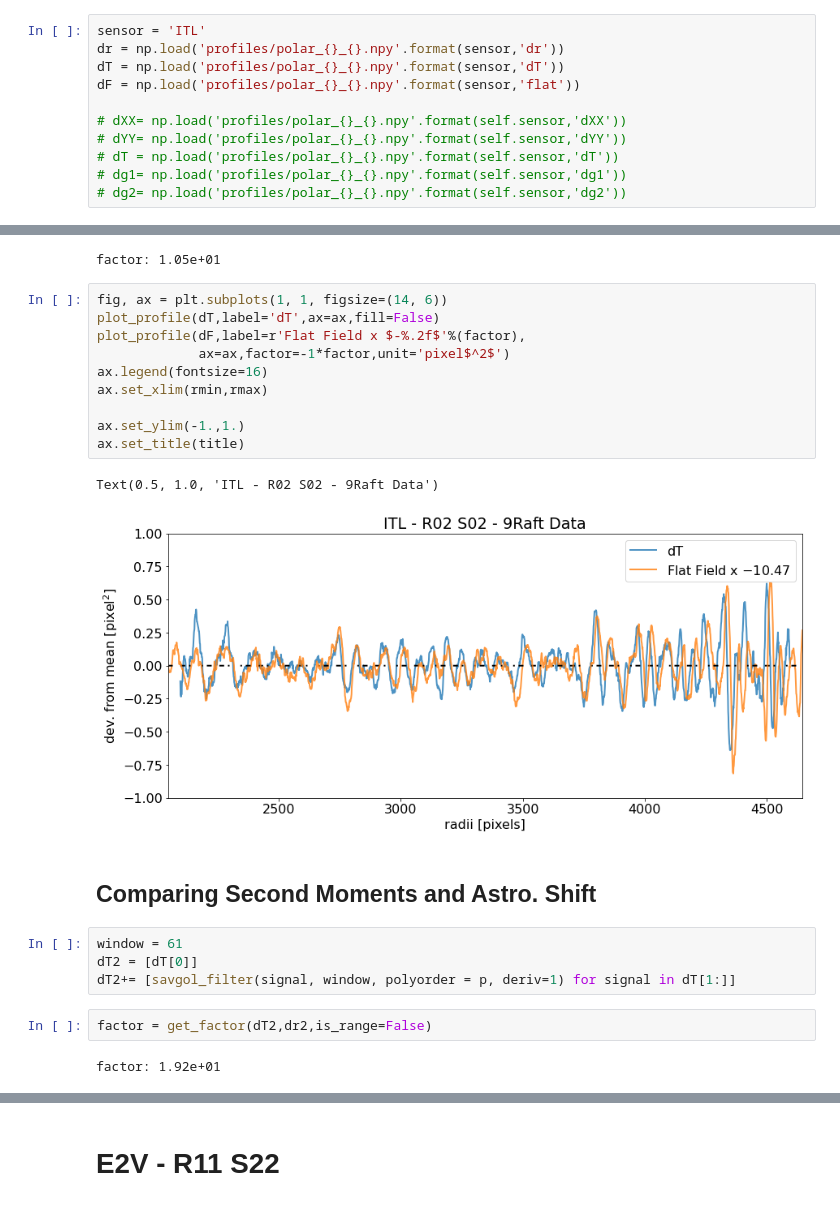
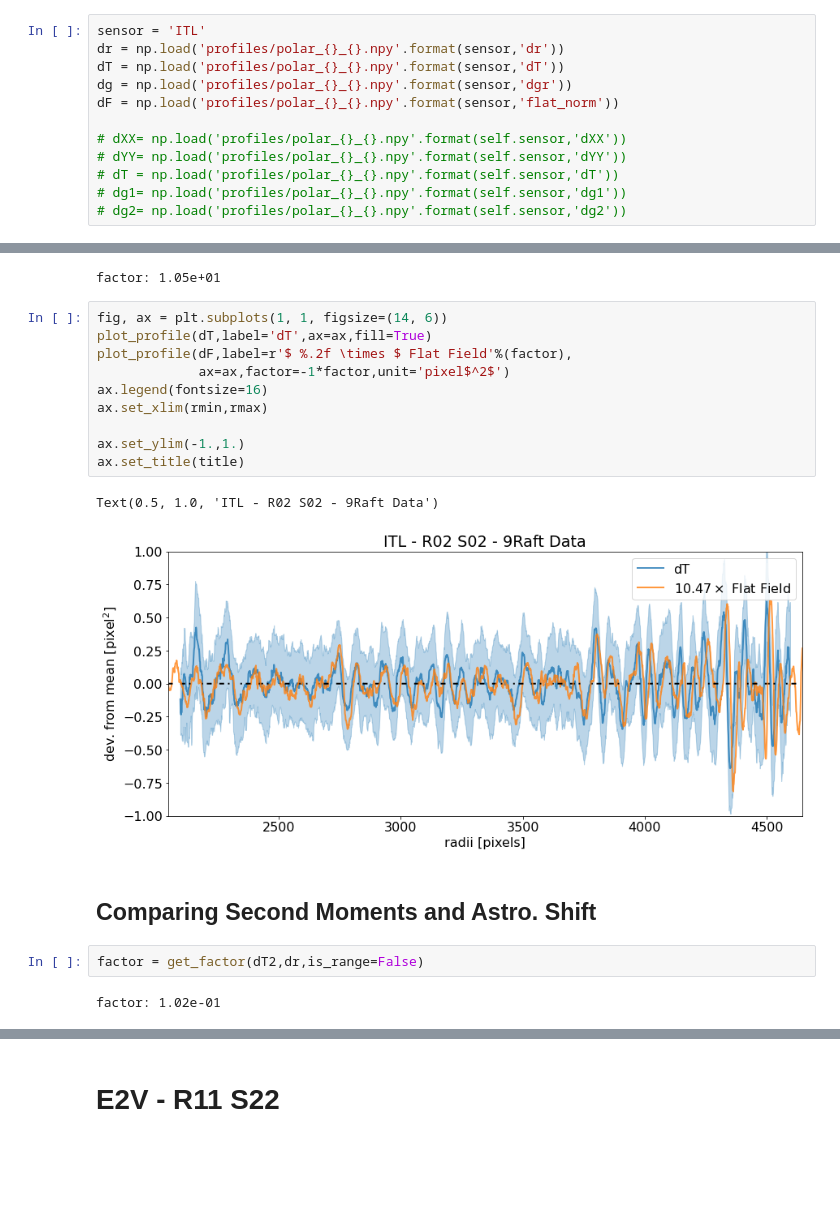
Before and after one commit to estevesjh/lsst-treeRing, a Jupyter notebook: 3-compareTreeRingSingal.ipynb, the cells around one changed output, grey strips where cells are left out. Cells and saved outputs as stored; diff of their text form; blank space fills up the shorter version.

```diff
--- a/3-compareTreeRingSingal.ipynb
+++ b/3-compareTreeRingSingal.ipynb
@@ -83,7 +81,8 @@ def get_factor(list1,list2,is_range=True):
 sensor = 'ITL'
 dr = np.load('profiles/polar_{}_{}.npy'.format(sensor,'dr'))
 dT = np.load('profiles/polar_{}_{}.npy'.format(sensor,'dT'))
-dF = np.load('profiles/polar_{}_{}.npy'.format(sensor,'flat'))
+dg = np.load('profiles/polar_{}_{}.npy'.format(sensor,'dgr'))
+dF = np.load('profiles/polar_{}_{}.npy'.format(sensor,'flat_norm'))
 
 # dXX= np.load('profiles/polar_{}_{}.npy'.format(self.sensor,'dXX'))
 # dYY= np.load('profiles/polar_{}_{}.npy'.format(self.sensor,'dYY'))
@@ -292,26 +273,22 @@ factor = get_factor(dF,dT)
 factor: 1.05e+01
 # %%
 fig, ax = plt.subplots(1, 1, figsize=(14, 6))
-plot_profile(dT,label='dT',ax=ax,fill=False)
-plot_profile(dF,label=r'Flat Field x $-%.2f$'%(factor),
+plot_profile(dT,label='dT',ax=ax,fill=True)
+plot_profile(dF,label=r'$ %.2f \times $ Flat Field'%(factor),
              ax=ax,factor=-1*factor,unit='pixel$^2$')
 ax.legend(fontsize=16)
 ax.set_xlim(rmin,rmax)
 
 ax.set_ylim(-1.,1.)
 ax.set_title(title)
 # %% [output]
 Text(0.5, 1.0, 'ITL - R02 S02 - 9Raft Data')
-[figure, old version]
+[figure, new version]
 # %% [markdown]
 ## Comparing Second Moments and Astro. Shift
-# %%
-window = 61
-dT2 = [dT[0]]
-dT2+= [savgol_filter(signal, window, polyorder = p, deriv=1) for signal in dT[1:]]
 # %%
-factor = get_factor(dT2,dr2,is_range=False)
+factor = get_factor(dT2,dr,is_range=False)
 # %% [output]
-factor: 1.92e+01
+factor: 1.02e-01
 # %%
 fig, ax = plt.subplots(1, 1, figsize=(14, 6))
```
Also changed, not shown: parts of 48 cells of this notebook.
